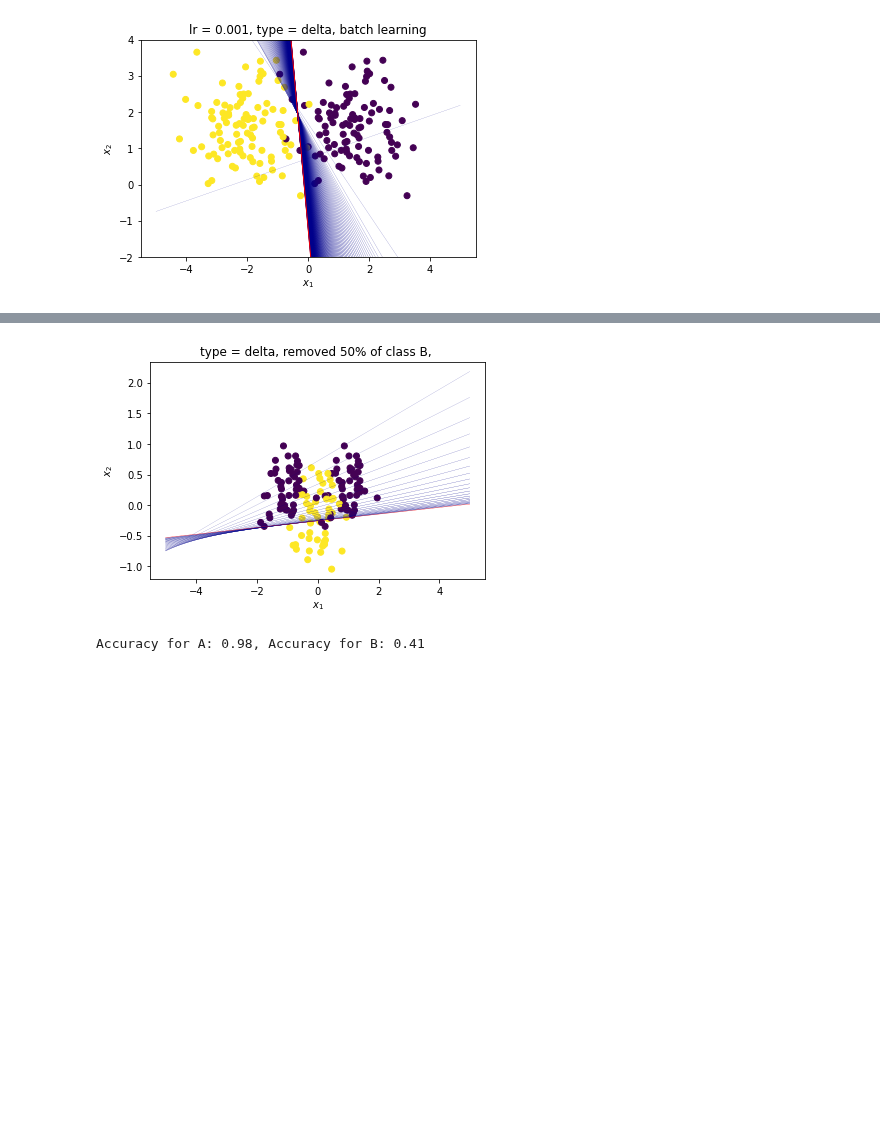
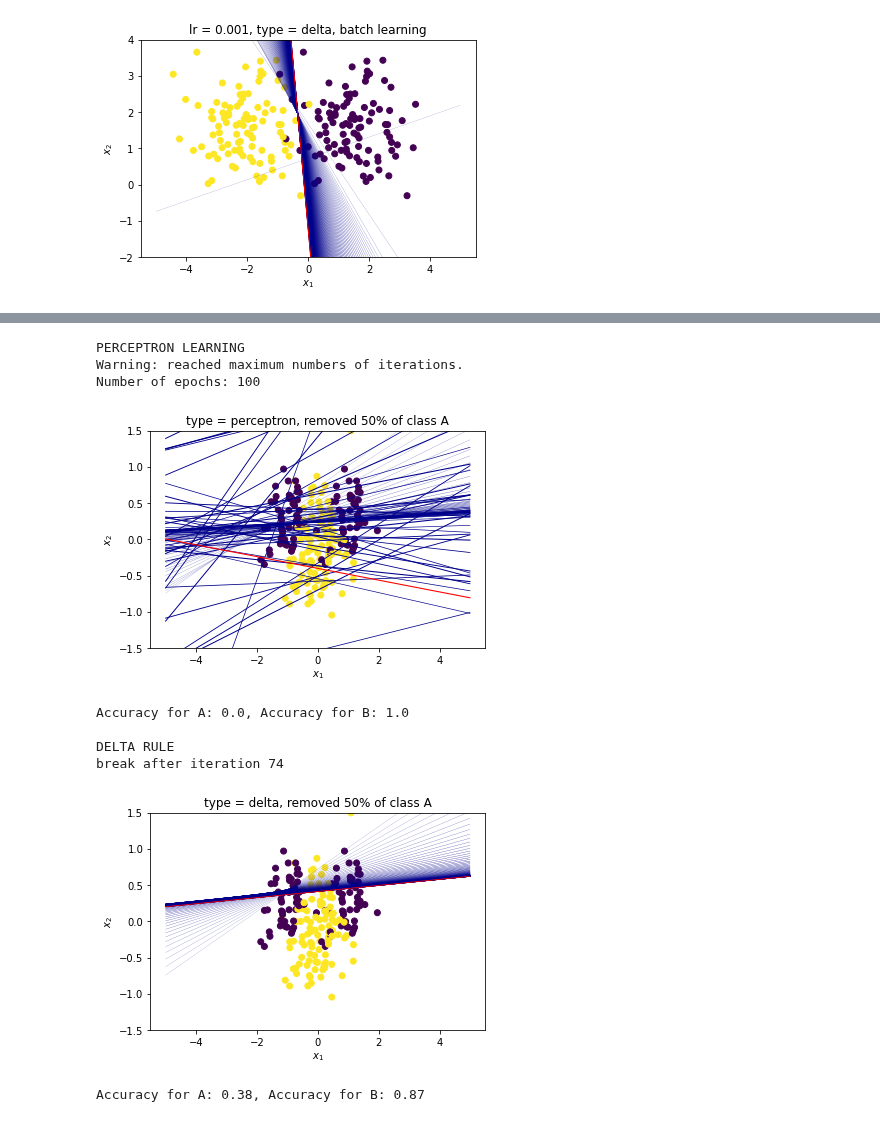
Before and after one commit to kenza-bouzid/ann_labs, a Jupyter notebook: 3.1.3.ipynb, the cells around one changed output, grey strips where cells are left out. Saved outputs shown, nothing was run; the diff lists cells and outputs as text; code cells hidden in the pictures; blank space fills up the shorter version.

```diff
--- a/3.1.3.ipynb
+++ b/3.1.3.ipynb
@@ -46,9 +149,27 @@ break after iteration 73
 # %%
-X_train, X_test, y_train, y_test = split_50(data_ex3, class_label=1)
-w_del, history = delta_rule(X_train, y_train, lr=lr, max_iters=20)
-p.plot_boundarys_ex3(history,X_train,y_train,'delta', split_type=r'50% of class B',  update_size=0.01)
+X_train, X_test, y_train, y_test = split_50(data_ex3, class_label=-1)
+print("PERCEPTRON LEARNING")
+plt.ylim([-1.5,1.5])
+w_per, history = perceptron_learning(X_train, y_train, lr=lr, max_iters=100)
+p.plot_boundarys_ex3(history,X,y,'perceptron',  split_type=r'50% of class A', update_size=0.01)
+y_pred = perc_predict(X, w_per)
+accuracy(y, y_pred)
+
+print()
+print("DELTA RULE")
+plt.ylim([-1.5,1.5])
+w_del, history = delta_rule(X_train, y_train, lr=lr, max_iters=100)
+p.plot_boundarys_ex3(history,X,y,'delta', split_type=r'50% of class A',  update_size=0.01)
 y_pred = delta_predict(X, w_del)
 accuracy(y, y_pred)
 # %% [output]
+PERCEPTRON LEARNING
+Warning: reached maximum numbers of iterations.
+Number of epochs: 100
-[figure, old version]
+[figure, new version]
-Accuracy for A: 0.98, Accuracy for B: 0.41
+Accuracy for A: 0.0, Accuracy for B: 1.0
+
+DELTA RULE
+break after iteration 74
+[figure, added]
+Accuracy for A: 0.38, Accuracy for B: 0.87
```
Also changed, not shown: parts of 19 cells of this notebook, 3 other files.
